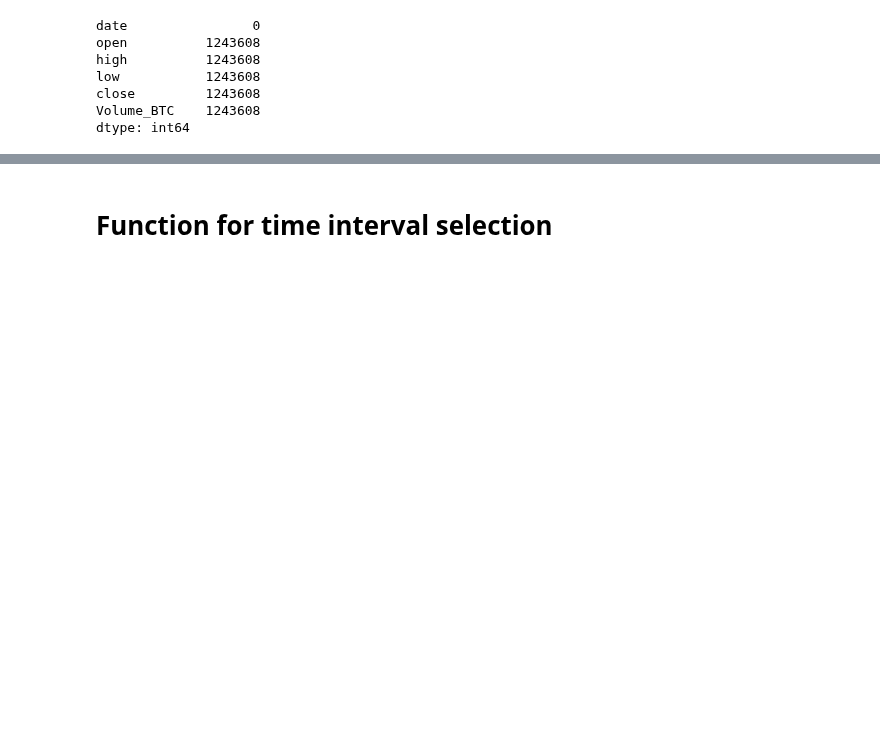
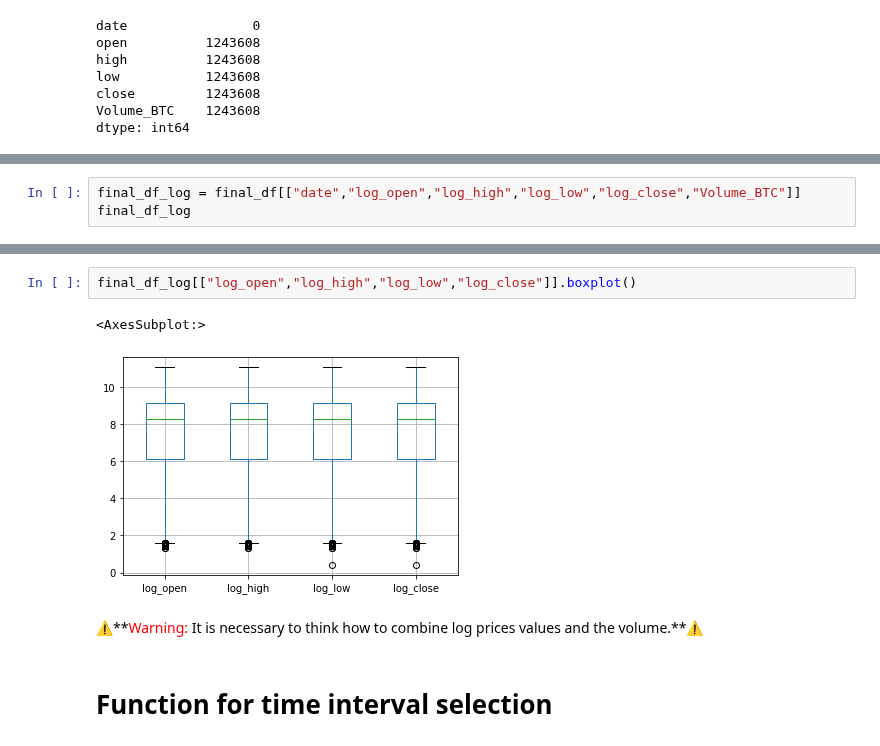
Before and after one commit to timjab92/cryptotrading-indicator, a Jupyter notebook: notebooks/Data_Colecting_Cleaning.ipynb, the cells around one changed output, grey strips where cells are left out. Drawn from its saved outputs; the diff is of its cells as text; blank space fills up the shorter version.

```diff
--- a/notebooks/Data_Colecting_Cleaning.ipynb
+++ b/notebooks/Data_Colecting_Cleaning.ipynb
@@ -232,0 +341,3 @@ dtype: int64
+# %%
+final_df_log = final_df[["date","log_open","log_high","log_low","log_close","Volume_BTC"]]
+final_df_log
@@ -233,2 +358,9 @@ dtype: int64
+# %%
+final_df_log[["log_open","log_high","log_low","log_close"]].boxplot()
+# %% [output]
+<AxesSubplot:>
+[figure, added]
+# %% [markdown]
+⚠️**<font color=red>Warning:</font> It is necessary to think how to combine log prices values and the volume.**⚠️
 # %% [markdown]
 # Function for time interval selection
```
Also changed, not shown: parts of 47 cells of this notebook.
